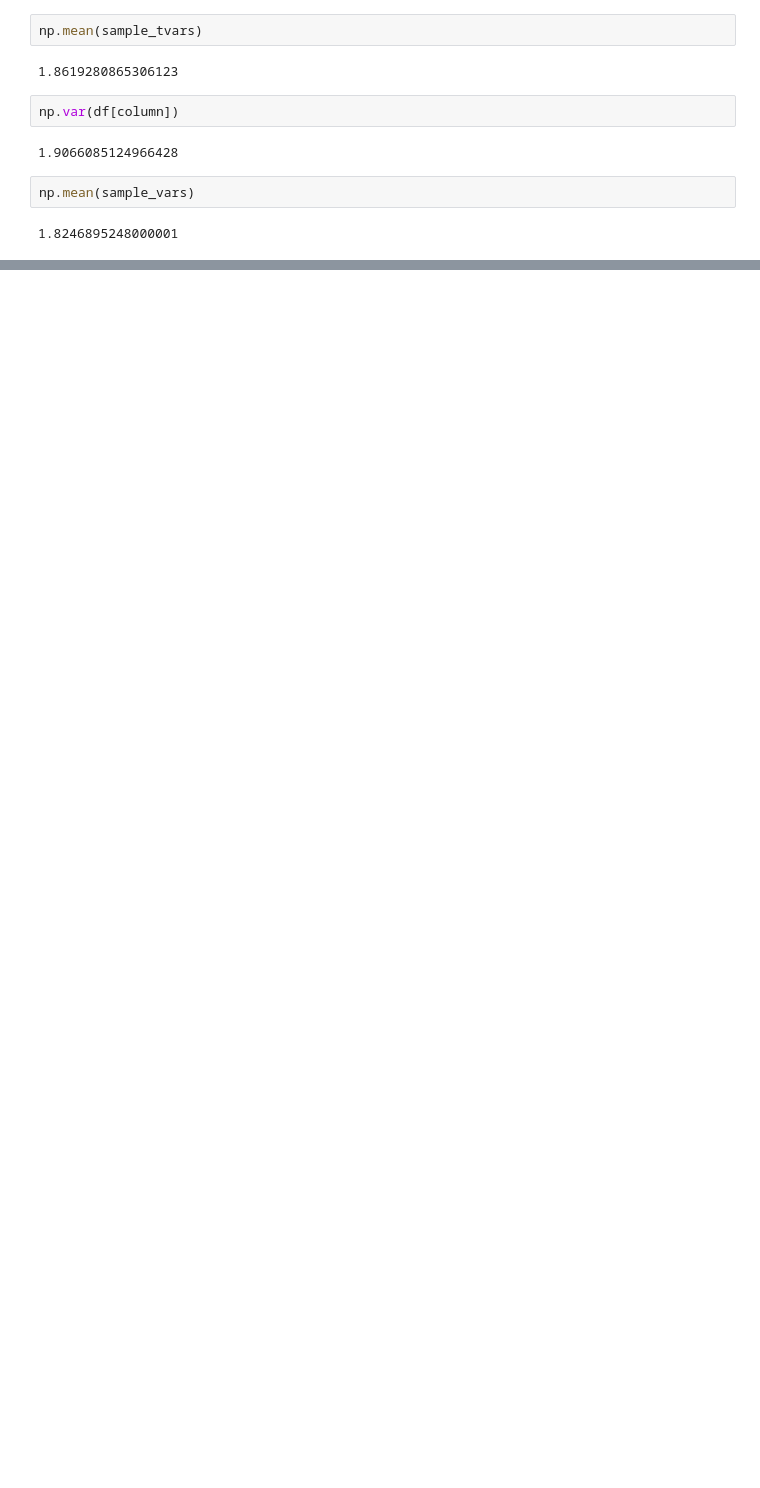
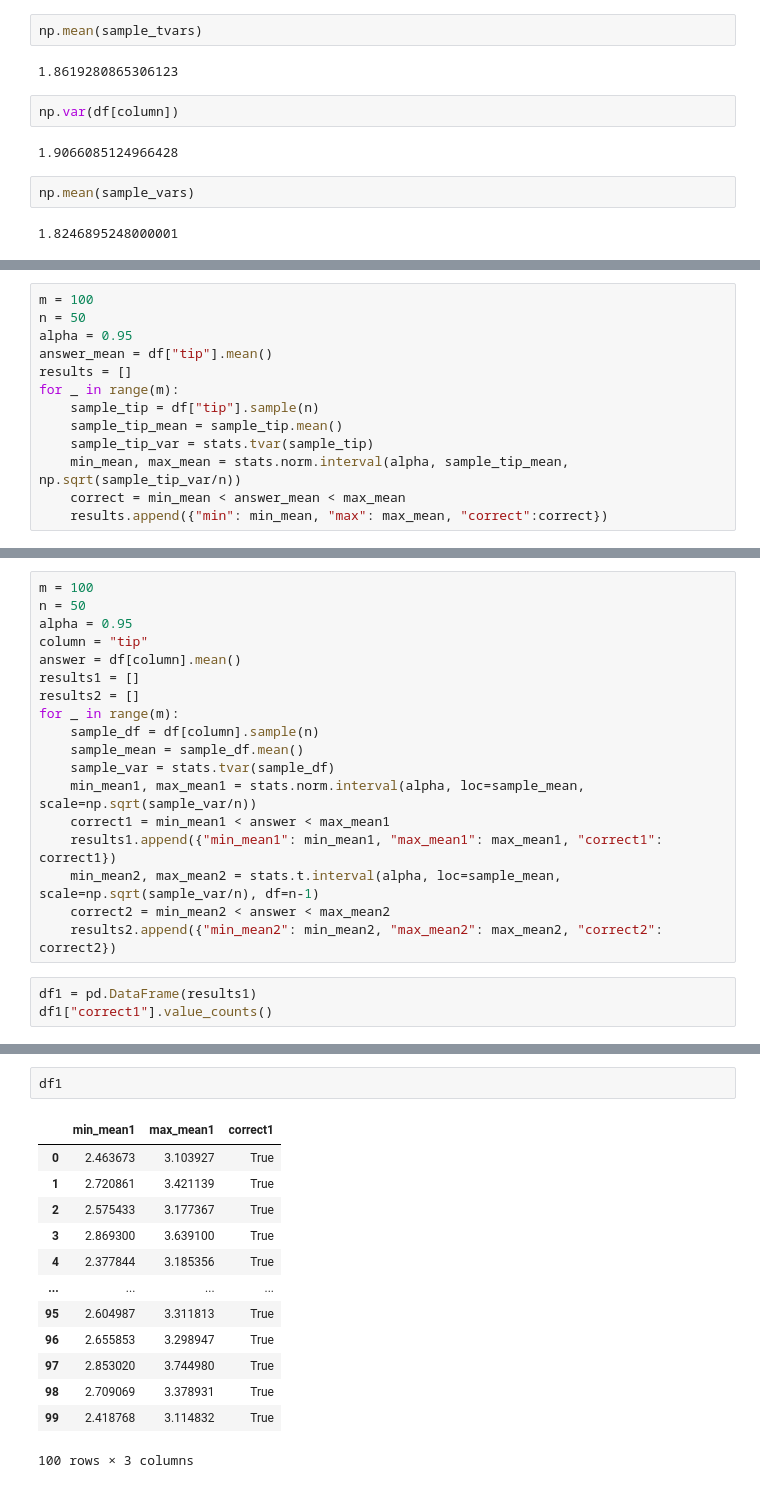
Before and after one commit to fellaini25/kame-python-statistics, a Jupyter notebook: basic-statistics.ipynb, the cells around one changed output, grey strips where cells are left out. Drawn from its saved outputs; the diff is of its cells as text; blank space fills up the shorter version.

```diff
--- a/basic-statistics.ipynb
+++ b/basic-statistics.ipynb
@@ -647,0 +682,13 @@ np.mean(sample_vars)
+# %%
+m = 100
+n = 50
+alpha = 0.95
+answer_mean = df["tip"].mean()
+results = []
+for _ in range(m):
+    sample_tip = df["tip"].sample(n)
+    sample_tip_mean = sample_tip.mean()
+    sample_tip_var = stats.tvar(sample_tip)
+    min_mean, max_mean = stats.norm.interval(alpha, sample_tip_mean, np.sqrt(sample_tip_var/n))
+    correct = min_mean < answer_mean < max_mean
+    results.append({"min": min_mean, "max": max_mean, "correct":correct})
@@ -647,0 +717,21 @@ np.mean(sample_vars)
+# %%
+m = 100
+n = 50
+alpha = 0.95
+column = "tip"
+answer = df[column].mean()
+results1 = []
+results2 = []
+for _ in range(m):
+    sample_df = df[column].sample(n)
+    sample_mean = sample_df.mean()
+    sample_var = stats.tvar(sample_df)
+    min_mean1, max_mean1 = stats.norm.interval(alpha, loc=sample_mean, scale=np.sqrt(sample_var/n))
+    correct1 = min_mean1 < answer < max_mean1
+    results1.append({"min_mean1": min_mean1, "max_mean1": max_mean1, "correct1": correct1})
+    min_mean2, max_mean2 = stats.t.interval(alpha, loc=sample_mean, scale=np.sqrt(sample_var/n), df=n-1)
+    correct2 = min_mean2 < answer < max_mean2
+    results2.append({"min_mean2": min_mean2, "max_mean2": max_mean2, "correct2": correct2})
+# %%
+df1 = pd.DataFrame(results1)
+df1["correct1"].value_counts()
@@ -647,0 +749,16 @@ np.mean(sample_vars)
+# %%
+df1
+# %% [output]
+|  | min_mean1 | max_mean1 | correct1 |
+| 0 | 2.463673 | 3.103927 | True |
+| 1 | 2.720861 | 3.421139 | True |
+| 2 | 2.575433 | 3.177367 | True |
+| 3 | 2.869300 | 3.639100 | True |
+| 4 | 2.377844 | 3.185356 | True |
+| ... | ... | ... | ... |
+| 95 | 2.604987 | 3.311813 | True |
+| 96 | 2.655853 | 3.298947 | True |
+| 97 | 2.853020 | 3.744980 | True |
+| 98 | 2.709069 | 3.378931 | True |
+| 99 | 2.418768 | 3.114832 | True |
+100 rows × 3 columns
```
Also changed, not shown: parts of 14 cells of this notebook.
